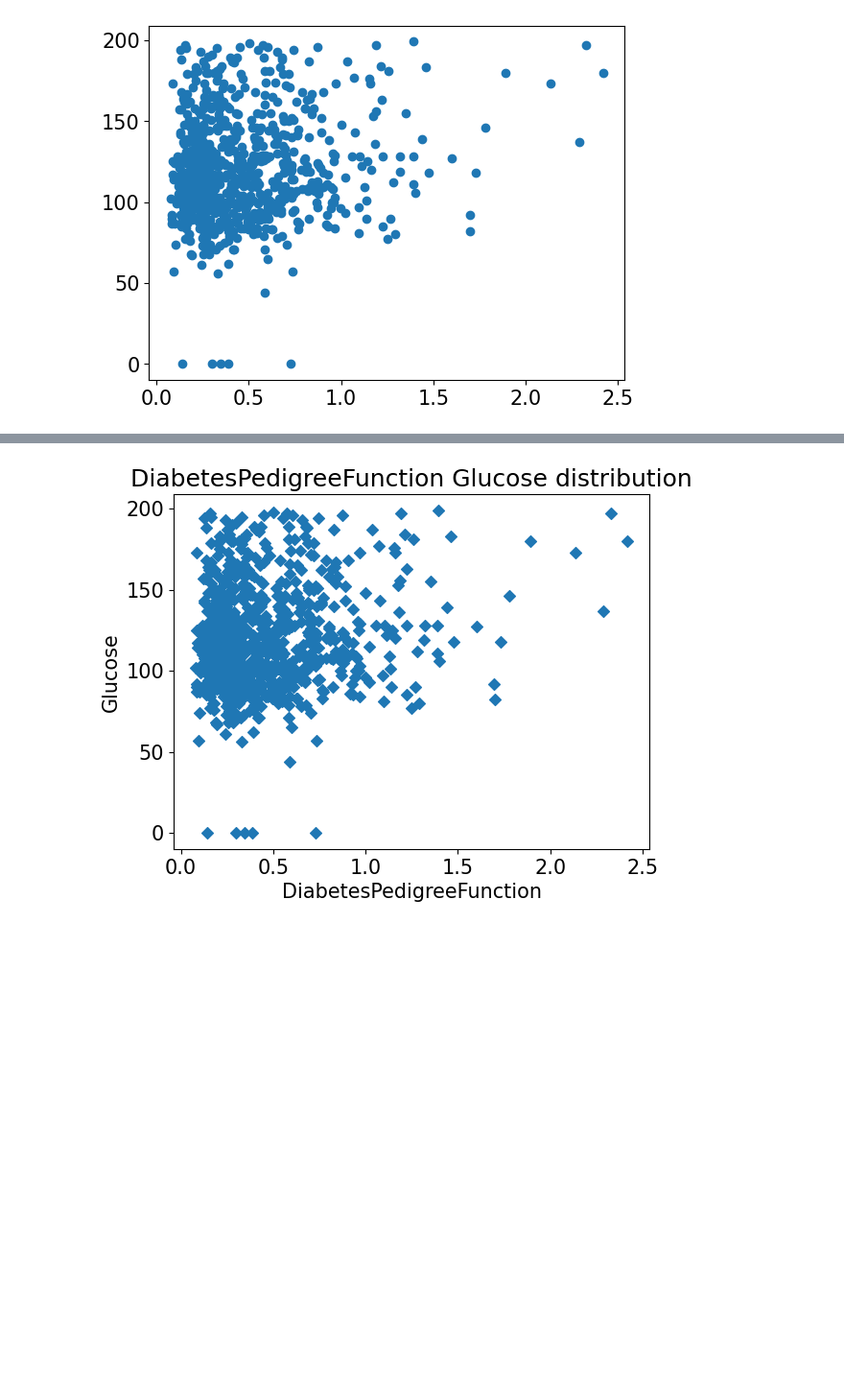
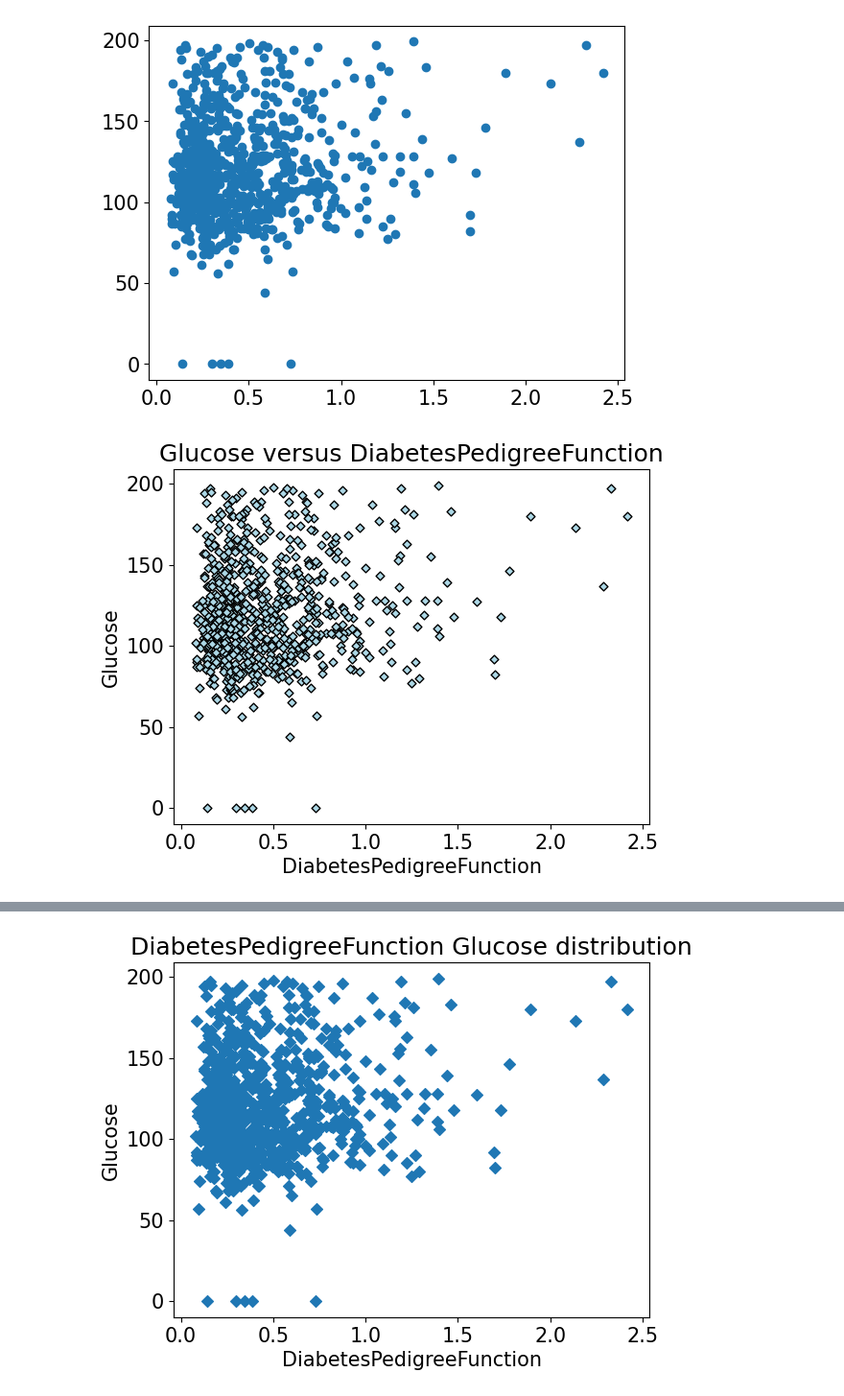
Before and after one commit to akodiro1/Data-Visualization-with-Python, a Jupyter notebook: 0-StaticPlots-code.ipynb, the cells around one changed output, grey strips where cells are left out. Shown at 96% size. Saved outputs shown, nothing was run; the diff lists cells and outputs as text; code cells hidden in the pictures; blank space fills up the shorter version.

```diff
--- a/0-StaticPlots-code.ipynb
+++ b/0-StaticPlots-code.ipynb
@@ -291,6 +274,17 @@ ax.spines["right"].set_visible(False)
 plt.scatter(df["DiabetesPedigreeFunction"], df["Glucose"]);
 # %% [output]
 [figure]
+# %%
+df.plot.scatter(
+    x="DiabetesPedigreeFunction",
+    y="Glucose",
+    marker="D",
+    title="Glucose versus DiabetesPedigreeFunction",
+    c="lightblue",
+    edgecolor="k",
+);
+# %% [output]
+[figure, added]
 # %%
 df.plot.scatter(
     x="DiabetesPedigreeFunction",
```
Also changed, not shown: parts of 14 cells of this notebook.
